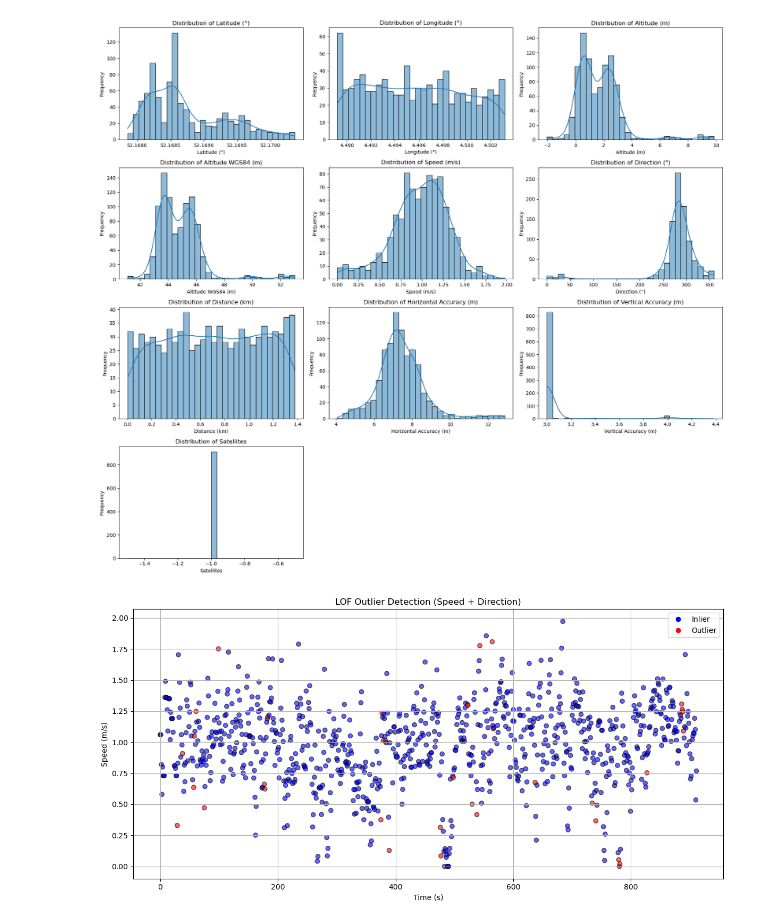
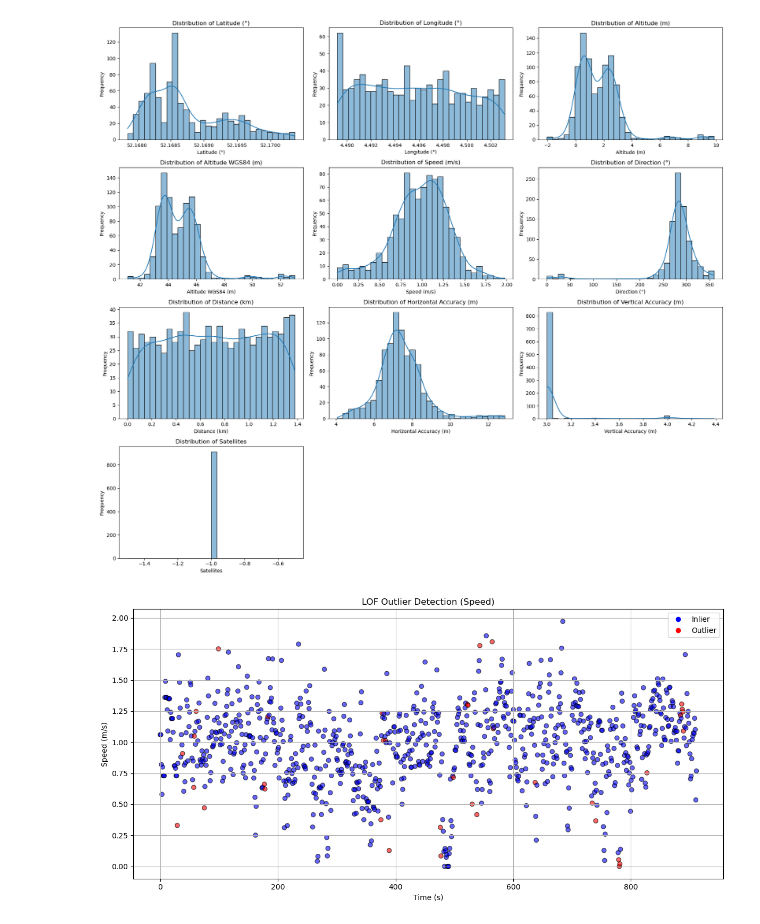
Before and after one commit to Babur-Jihanshahi/MLQS_2025, a Jupyter notebook: OutlierDetection.ipynb, the cells around one changed output. Cells and saved outputs as stored; diff of their text form; code cells hidden in the pictures.

```diff
--- a/OutlierDetection.ipynb
+++ b/OutlierDetection.ipynb
@@ -92,25 +92,25 @@ gps_data["Outlier"] = lof_labels
 # %%
 # Filter rows where LOF was evaluated
 gps_data_plot = gps_data[gps_data["Outlier"].notna()]
 
 # Map colors: red = outlier, blue = inlier
 colors = gps_data_plot["Outlier"].map({1: "blue", -1: "red"})
 
 # Plot speed over time with color-coded outliers
 plt.figure(figsize=(12, 6))
 plt.scatter(gps_data_plot["Time (s)"], gps_data_plot["Speed (m/s)"], c=colors, alpha=0.6, edgecolor='k')
 plt.xlabel("Time (s)")
 plt.ylabel("Speed (m/s)")
-plt.title("LOF Outlier Detection (Speed + Direction)")
+plt.title("LOF Outlier Detection (Speed)")
 plt.grid(True)
 plt.legend(handles=[
     plt.Line2D([0], [0], marker='o', color='w', label='Inlier', markerfacecolor='blue', markersize=8),
     plt.Line2D([0], [0], marker='o', color='w', label='Outlier', markerfacecolor='red', markersize=8)
 ])
 plt.tight_layout()
 plt.show()
 # %% [output]
-[figure, old version]
+[figure, new version]
 # %%
 # Select relevant features (e.g., speed and direction for GPS data)
 X = gps_data[["Speed (m/s)", "Direction (°)"]].dropna()
```
